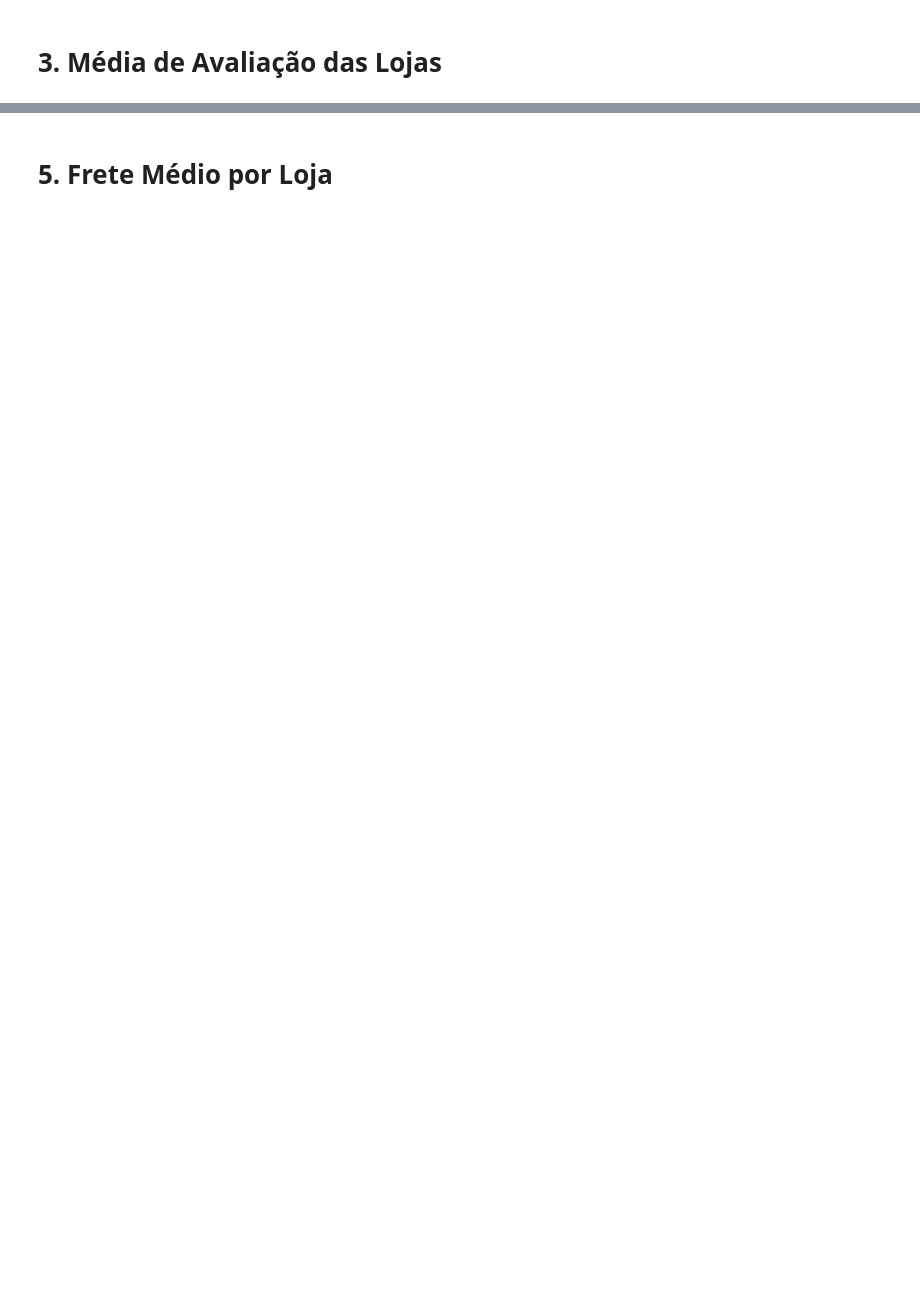
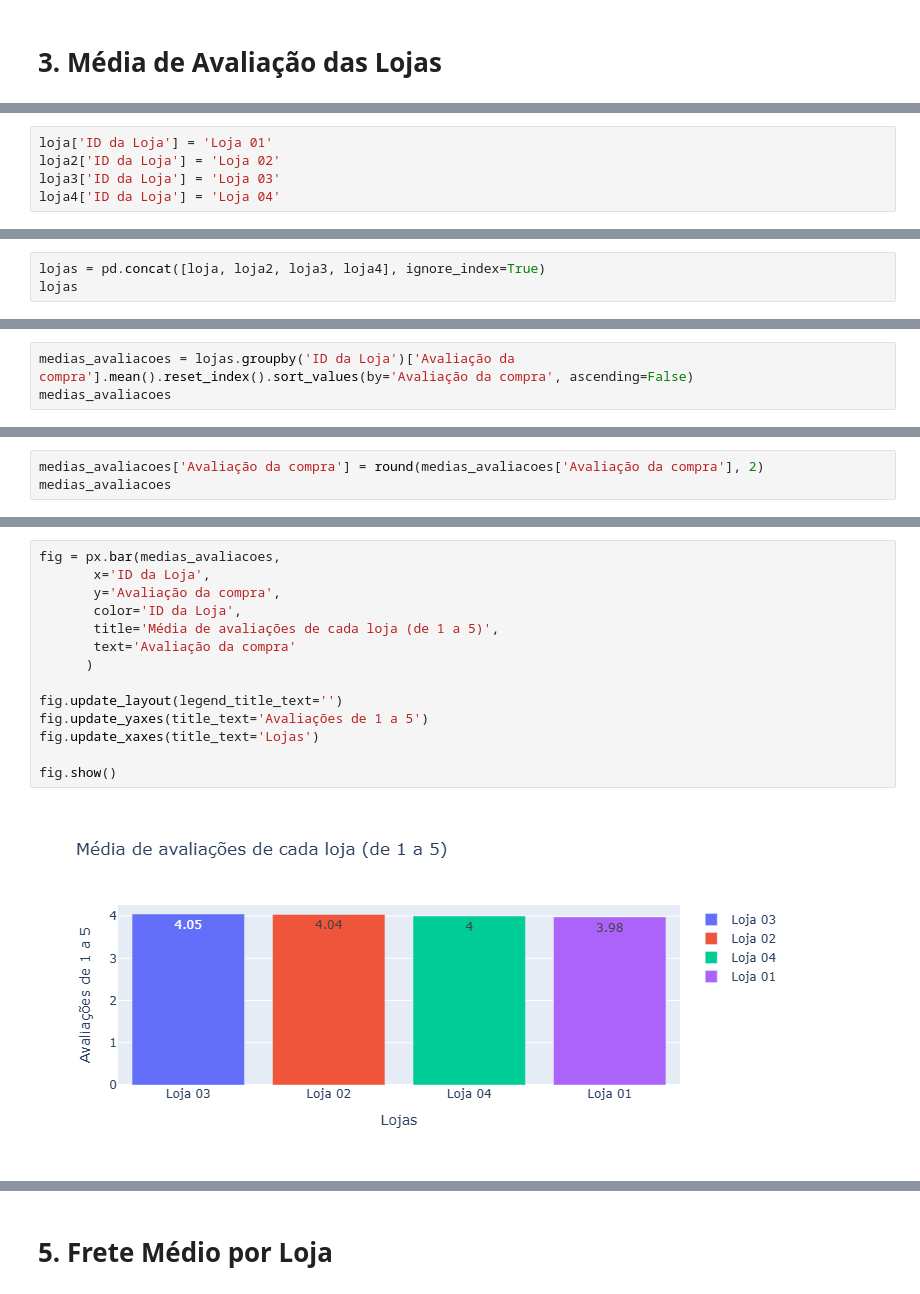
Before and after one commit to louuispy/Challenge-Alura-Store-BR, a Jupyter notebook: AluraStoreBrasil.ipynb, the cells around one changed output, grey strips where cells are left out. Cells and saved outputs as stored; diff of their text form; blank space fills up the shorter version.

Commit message:
Add revenue analysis, sales by categories analysis and stores reviews mean

```diff
--- a/AluraStoreBrasil.ipynb
+++ b/AluraStoreBrasil.ipynb
@@ -29,0 +335,5 @@ loja.head()
+# %%
+loja['ID da Loja'] = 'Loja 01'
+loja2['ID da Loja'] = 'Loja 02'
+loja3['ID da Loja'] = 'Loja 03'
+loja4['ID da Loja'] = 'Loja 04'
@@ -29,0 +342,3 @@ loja.head()
+# %%
+lojas = pd.concat([loja, loja2, loja3, loja4], ignore_index=True)
+lojas
@@ -29,0 +361,3 @@ loja.head()
+# %%
+medias_avaliacoes = lojas.groupby('ID da Loja')['Avaliação da compra'].mean().reset_index().sort_values(by='Avaliação da compra', ascending=False)
+medias_avaliacoes
@@ -29,0 +372,3 @@ loja.head()
+# %%
+medias_avaliacoes['Avaliação da compra'] = round(medias_avaliacoes['Avaliação da compra'], 2)
+medias_avaliacoes
@@ -29,0 +385,16 @@ loja.head()
+# %%
+fig = px.bar(medias_avaliacoes,
+       x='ID da Loja',
+       y='Avaliação da compra',
+       color='ID da Loja',
+       title='Média de avaliações de cada loja (de 1 a 5)',
+       text='Avaliação da compra'
+      )
+
+fig.update_layout(legend_title_text='')
+fig.update_yaxes(title_text='Avaliações de 1 a 5')
+fig.update_xaxes(title_text='Lojas')
+
+fig.show()
+# %% [output]
+[figure, added]
```
Also changed, not shown: parts of 47 cells of this notebook.
